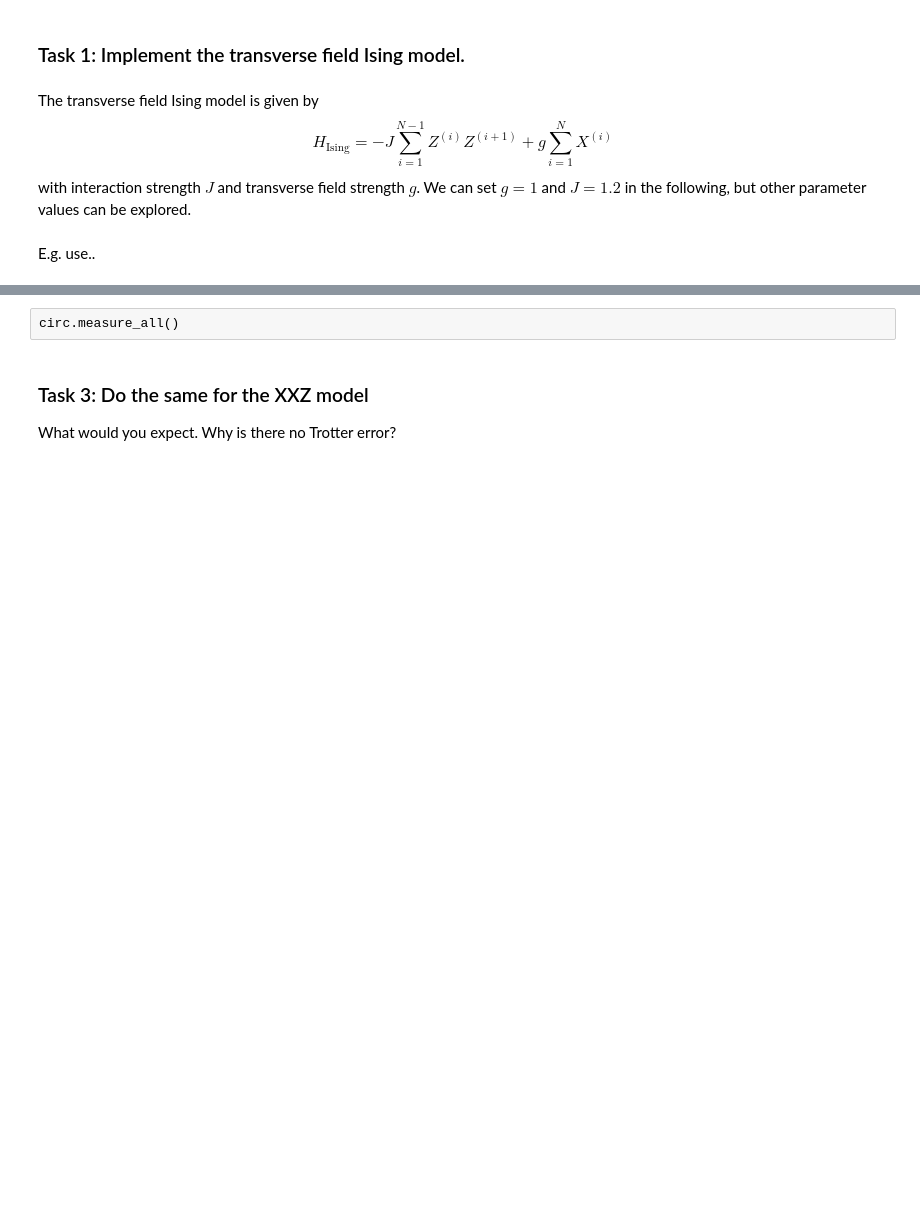
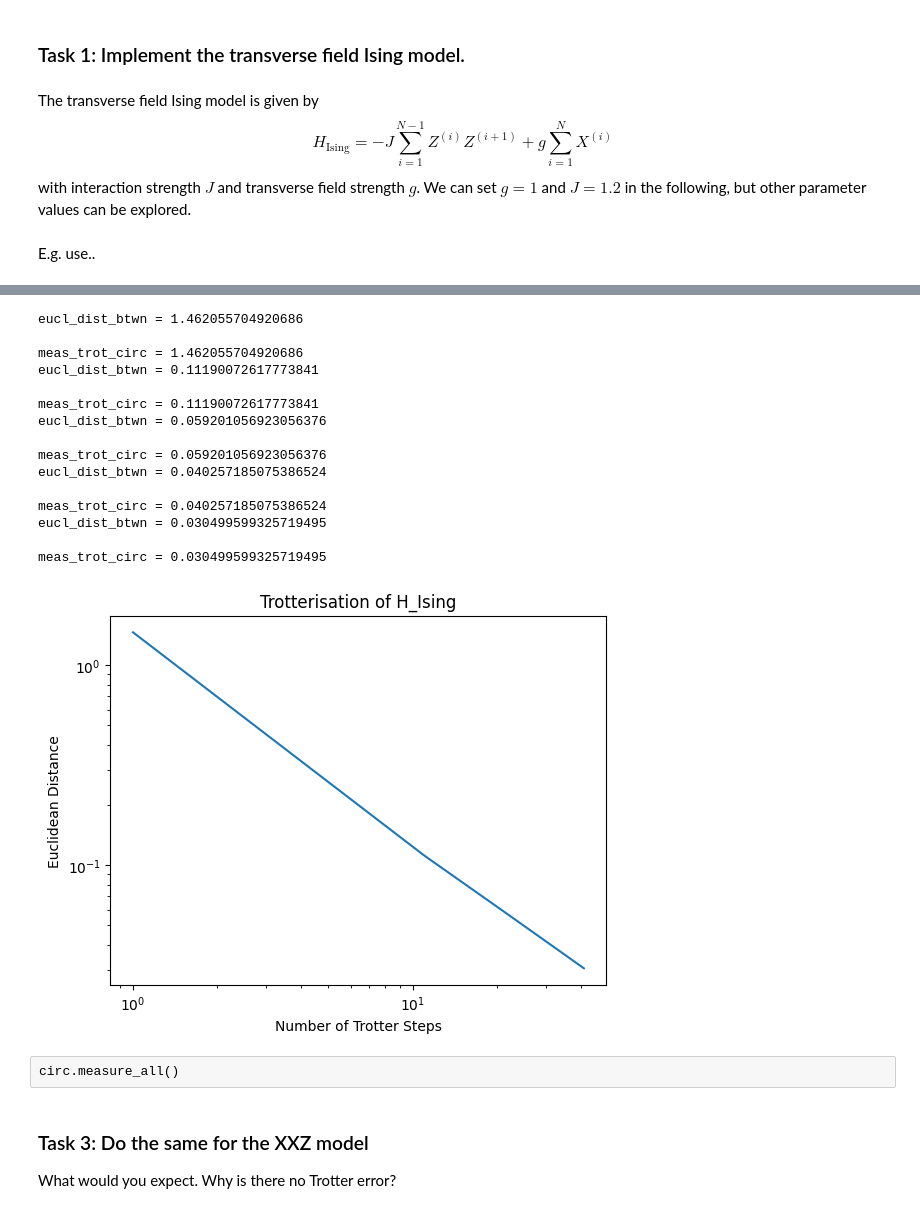
Before and after one commit to rockett-m/2025-Quantinuum, a Jupyter notebook: notebooks/hamiltonian_simulation.ipynb, the cells around one changed output, grey strips where cells are left out. Drawn from its saved outputs; the diff is of its cells as text; code cells hidden in the pictures; blank space fills up the shorter version.

Commit message:
matplotlib

```diff
--- a/notebooks/hamiltonian_simulation.ipynb
+++ b/notebooks/hamiltonian_simulation.ipynb
@@ -305,7 +326,6 @@ def analytical_ising(
         ],
         axis=0
     )
-    print(f'{A = }')
 
     # finding B
     X = np.array([[0,1],
@@ -333,16 +353,19 @@ def analytical_ising(
 
     V = np.zeros(len(H))
     V[0] = 1
-    print(f'{V = }')
-    vector = np.exp(-1j * H * t) @ V
+
+    from scipy.linalg import expm
+    vector = expm(-1j * H * t) @ V
 
     if debug:
+        print(f'{A = }')
         print(f'{B = }')
         print(f'{H = }')
+        print(f'{V = }')
         # print(f'norm {H = }')
-        print(f'vector:\n{vector}\n')
+
         # expect 1
-        print(f'{np.sqrt(np.sum(np.abs(vector)**2)) = }')
+
         # print(f'{np.sum(matrix) = }')
         # print(f'{np.sum(matrix[0]) = }')
         # print(f'{np.sum(matrix[1]) = }')
@@ -486,19 +513,54 @@ print(f'{n_trotter_steps = }')
+# %%
+def graph_euclidean_distance(x: list, y: list) -> None:
+    import matplotlib.pyplot as plt
+    plt.plot(x, y)
+    plt.xscale("log")
+    plt.yscale("log")
+    plt.xlabel('Number of Trotter Steps')
+    plt.ylabel('Euclidean Distance')
+    plt.title('Trotterisation of H_Ising')
+    plt.show()
 # %%
 # test trotterisation
-N = 3  # 0, 1, 2, 3
+N = 4  # 0, 1, 2, 3
 # FIXME: e
+
+euclidean_distances = []
+
 for num_trotter_steps in n_trotter_steps:
+
     circ_trot = trotter_test(
         num_trotter_steps=num_trotter_steps,
         N=N
     )
 
     meas_trot_circ = measure_trotterised_circuit(
         circ=circ_trot,
         N=N
         # debug=True
     )
+
+    euclidean_distances.append(meas_trot_circ)
     print(f'{meas_trot_circ = }')
+
+graph_euclidean_distance(n_trotter_steps, euclidean_distances)
+# %% [output]
+eucl_dist_btwn = 1.462055704920686
+
+meas_trot_circ = 1.462055704920686
+eucl_dist_btwn = 0.11190072617773841
+
+meas_trot_circ = 0.11190072617773841
+eucl_dist_btwn = 0.059201056923056376
+
+meas_trot_circ = 0.059201056923056376
+eucl_dist_btwn = 0.040257185075386524
+
+meas_trot_circ = 0.040257185075386524
+eucl_dist_btwn = 0.030499599325719495
+
+meas_trot_circ = 0.030499599325719495
+[figure, added]
 # %% [raw]
 circ.measure_all()
 # %% [markdown]
```
Also changed, not shown: parts of 8 cells of this notebook.
